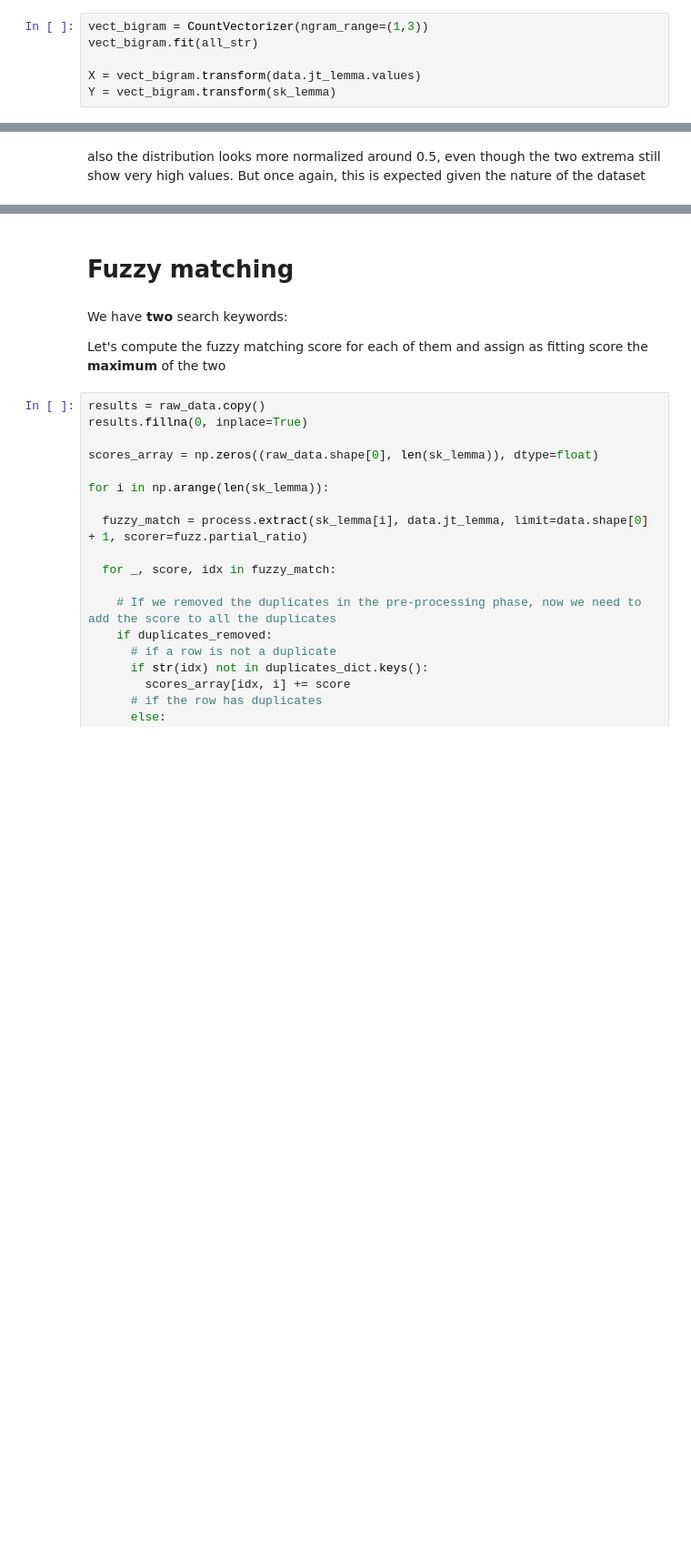
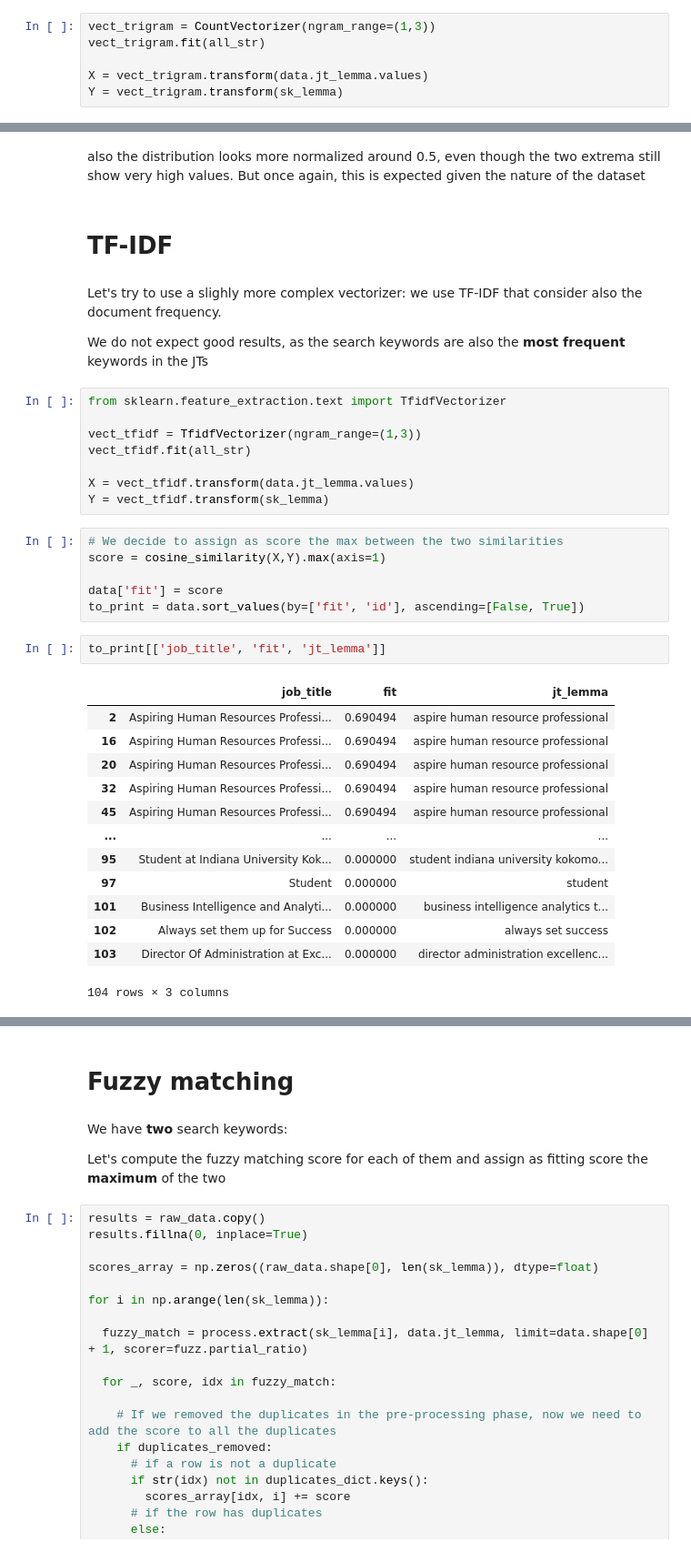
Before and after one commit to Ilvecho/Potential-Talent, a Jupyter notebook: P3_notebook.ipynb, the cells around one changed output, grey strips where cells are left out. Shown at 91% size. Drawn from its saved outputs; the diff is of its cells as text; blank space fills up the shorter version.

```diff
--- a/P3_notebook.ipynb
+++ b/P3_notebook.ipynb
@@ -678,9 +682,9 @@ In any case, since the search keywords are trigrams (three words), then let's tr
 # %%
-vect_bigram = CountVectorizer(ngram_range=(1,3))
-vect_bigram.fit(all_str)
+vect_trigram = CountVectorizer(ngram_range=(1,3))
+vect_trigram.fit(all_str)
 
-X = vect_bigram.transform(data.jt_lemma.values)
-Y = vect_bigram.transform(sk_lemma)
+X = vect_trigram.transform(data.jt_lemma.values)
+Y = vect_trigram.transform(sk_lemma)
 # %%
 # We decide to assign as score the max between the two similarities
 score = cosine_similarity(X,Y).max(axis=1)
@@ -715,3 +719,40 @@ px.bar(x=unique, y=counts, title='score frequency').update_layout(xaxis_title="s
 # %% [markdown]
 also the distribution looks more normalized around 0.5, even though the two extrema still show very high values.
 But once again, this is expected given the nature of the dataset
+# %% [markdown]
+# TF-IDF
+# %% [markdown]
+Let's try to use a slighly more complex vectorizer:
+we use TF-IDF that consider also the document frequency.
+
+We do not expect good results, as the search keywords are also the **most frequent** keywords in the JTs
+# %%
+from sklearn.feature_extraction.text import TfidfVectorizer
+
+vect_tfidf = TfidfVectorizer(ngram_range=(1,3))
+vect_tfidf.fit(all_str)
+
+X = vect_tfidf.transform(data.jt_lemma.values)
+Y = vect_tfidf.transform(sk_lemma)
+# %%
+# We decide to assign as score the max between the two similarities
+score = cosine_similarity(X,Y).max(axis=1)
+
+data['fit'] = score
+to_print = data.sort_values(by=['fit', 'id'], ascending=[False, True])
+# %%
+to_print[['job_title', 'fit', 'jt_lemma']]
+# %% [output]
+|  | job_title | fit | jt_lemma |
+| 2 | Aspiring Human Resources Professi... | 0.690494 | aspire human resource professional |
+| 16 | Aspiring Human Resources Professi... | 0.690494 | aspire human resource professional |
+| 20 | Aspiring Human Resources Professi... | 0.690494 | aspire human resource professional |
+| 32 | Aspiring Human Resources Professi... | 0.690494 | aspire human resource professional |
+| 45 | Aspiring Human Resources Professi... | 0.690494 | aspire human resource professional |
+| ... | ... | ... | ... |
+| 95 | Student at Indiana University Kok... | 0.000000 | student indiana university kokomo... |
+| 97 | Student | 0.000000 | student |
+| 101 | Business Intelligence and Analyti... | 0.000000 | business intelligence analytics t... |
+| 102 | Always set them up for Success | 0.000000 | always set success |
+| 103 | Director Of Administration at Exc... | 0.000000 | director administration excellenc... |
+104 rows × 3 columns
```
Also changed, not shown: parts of 5 cells of this notebook.
